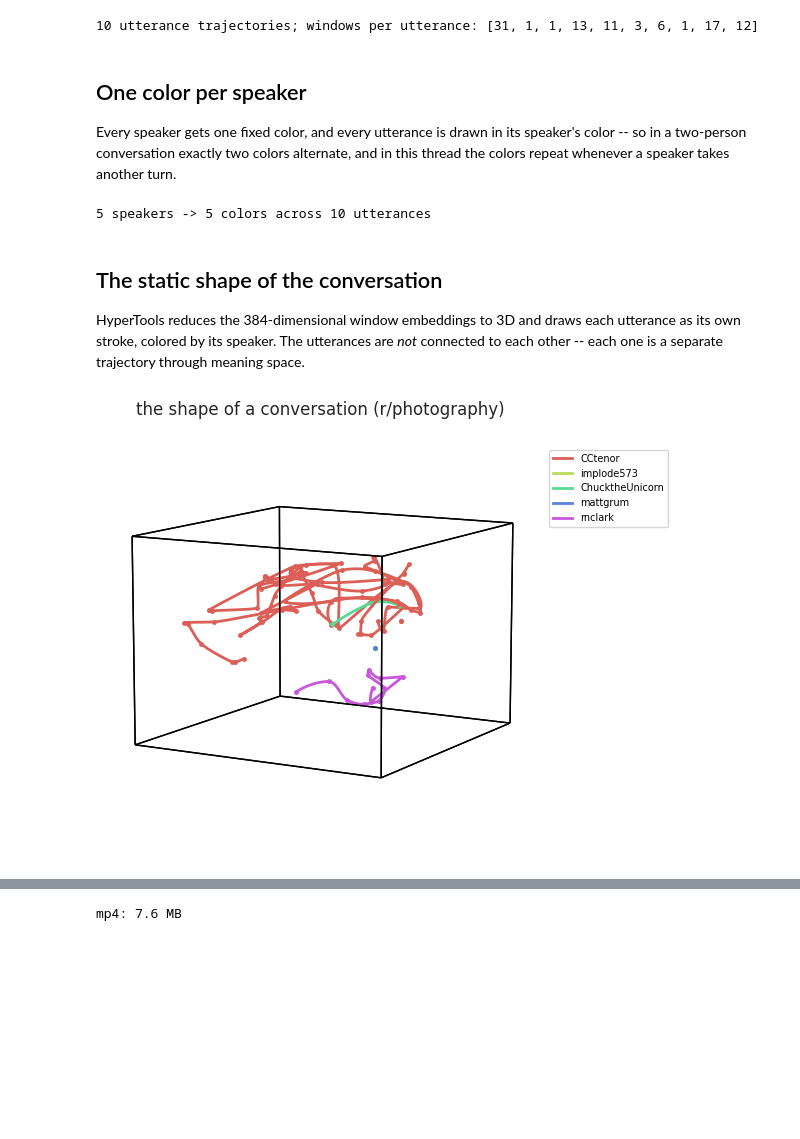
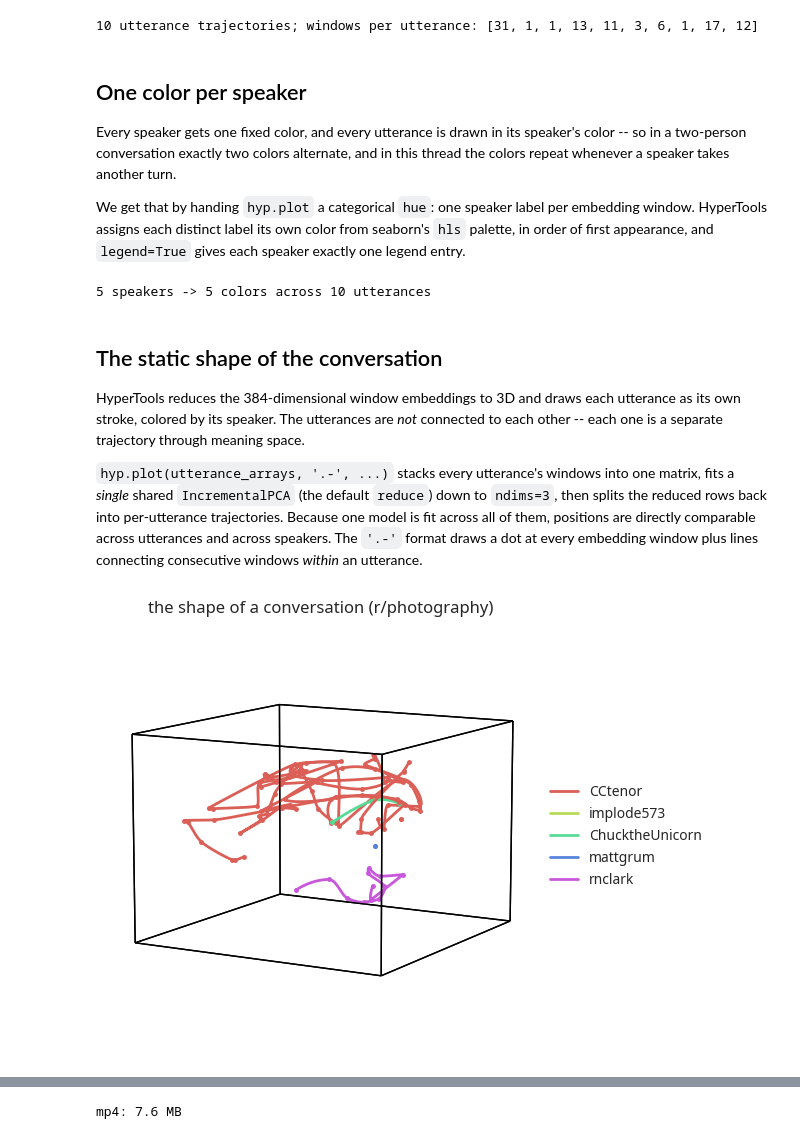
Before and after one commit to ContextLab/hypertools, a Jupyter notebook: docs/tutorials/conversation_trajectories.ipynb, the cells around one changed output, grey strips where cells are left out. Saved outputs shown, nothing was run; the diff lists cells and outputs as text; code cells hidden in the pictures; blank space fills up the shorter version.

```diff
--- a/docs/tutorials/conversation_trajectories.ipynb
+++ b/docs/tutorials/conversation_trajectories.ipynb
@@ -188,13 +186,20 @@ Every speaker gets one fixed color, and every utterance is drawn in its
 speaker's color -- so in a two-person conversation exactly two colors
 alternate, and in this thread the colors repeat whenever a speaker takes
 another turn.
+
+We get that by handing `hyp.plot` a categorical `hue`: one speaker label per
+embedding window.  HyperTools assigns each distinct label its own color from
+seaborn's `hls` palette, in order of first appearance, and `legend=True`
+gives each speaker exactly one legend entry.
 # %%
+# one hue label per embedding window; hypertools turns the distinct labels
+# into one color per speaker (and, with legend=True, one legend entry each)
+speaker_hue = [[speaker] * len(arr)
+               for speaker, arr in zip(speakers, utterance_arrays)]
+
 speaker_names = sorted(set(speakers), key=speakers.index)
-palette = sns.color_palette('hls', len(speaker_names))
-utterance_colors = [palette[speaker_names.index(s)] for s in speakers]
-
-print(f'{len(speaker_names)} speakers -> {len(set(map(tuple, utterance_colors)))} colors '
-      f'across {len(utterance_colors)} utterances')
+print(f'{len(speaker_names)} speakers -> {len(speaker_names)} colors '
+      f'across {len(utterance_arrays)} utterances')
 # %% [output]
 5 speakers -> 5 colors across 10 utterances
 # %% [markdown]
@@ -204,18 +209,21 @@ HyperTools reduces the 384-dimensional window embeddings to 3D and draws each
 utterance as its own stroke, colored by its speaker.  The utterances are
 *not* connected to each other -- each one is a separate trajectory through
 meaning space.
+
+`hyp.plot(utterance_arrays, '.-', ...)` stacks every utterance's windows into
+one matrix, fits a *single* shared `IncrementalPCA` (the default `reduce`)
+down to `ndims=3`, then splits the reduced rows back into per-utterance
+trajectories.  Because one model is fit across all of them, positions are
+directly comparable across utterances and across speakers.  The `'.-'` format
+draws a dot at every embedding window plus lines connecting consecutive
+windows *within* an utterance.
 # %%
-fig = hyp.plot(utterance_arrays, '.-', color=utterance_colors, linewidth=2,
-               markersize=5, show=False,
+fig = hyp.plot(utterance_arrays, '.-', hue=speaker_hue, legend=True,
+               linewidth=2, markersize=5, show=False,
                title=f"the shape of a conversation (r/{conversation.meta['subreddit']})")
-
-handles = [plt.Line2D([0], [0], color=palette[i], lw=2)
-           for i in range(len(speaker_names))]
-fig.axes[0].legend(handles, speaker_names, loc='upper left',
-              bbox_to_anchor=(1.02, 0.95), fontsize=7)
 fig
 # %% [output]
-[figure, old version]
+[figure, new version]
 # %% [markdown]
 Each color is one speaker; each stroke is one utterance (utterances with a
 single embedding window appear as a single dot).  Longer, winding
```
Also changed, not shown: parts of 3 cells of this notebook, 29 other files.
